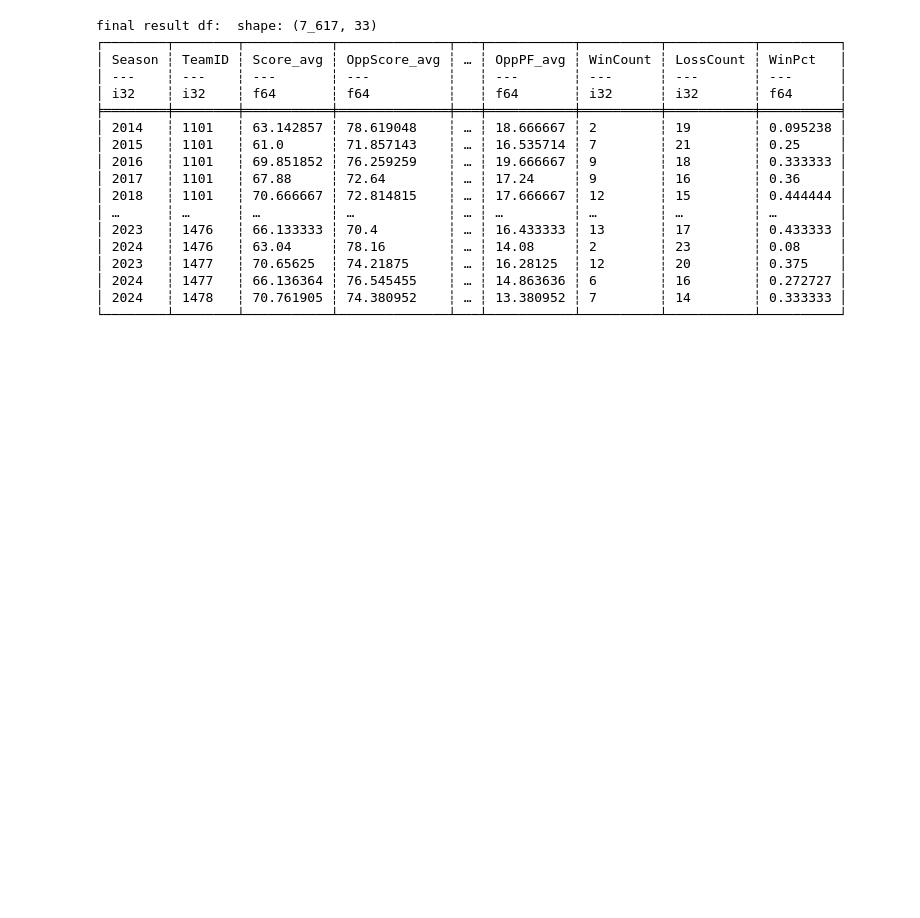
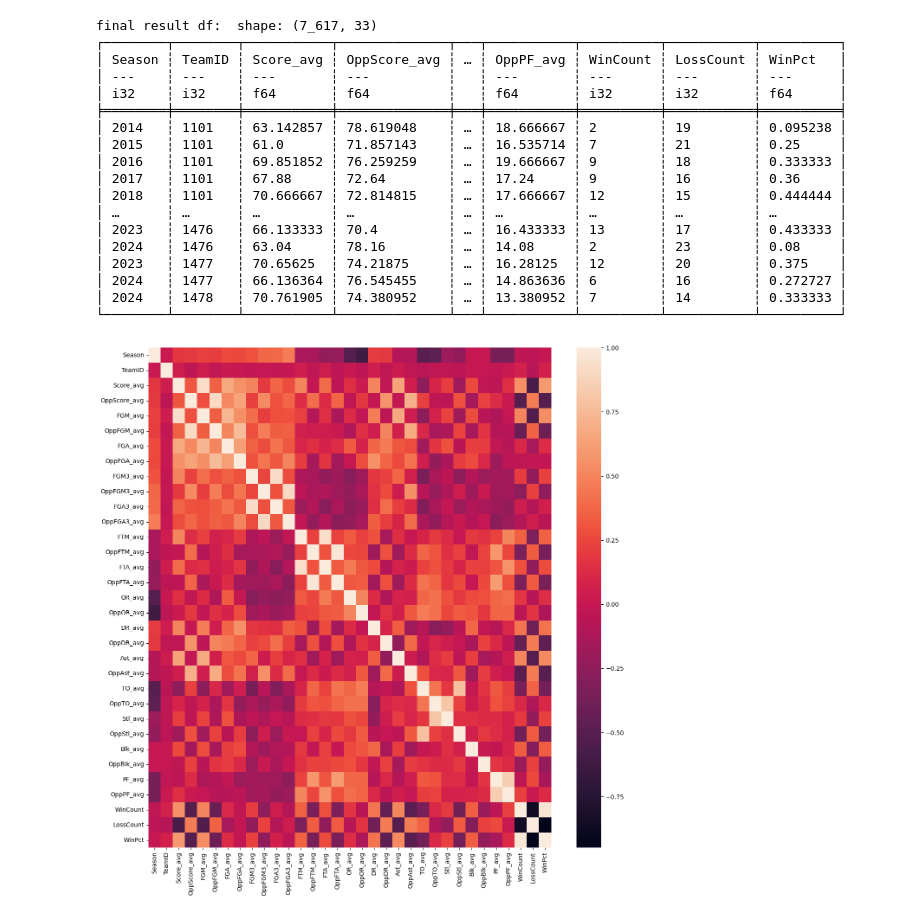
Before and after one commit to nhundo99/march_mania_24, a Jupyter notebook: eda.ipynb, the cells around one changed output. Drawn from its saved outputs; the diff is of its cells as text; code cells hidden in the pictures; blank space fills up the shorter version.

Commit message:
new heatmap and comment for next analysis steps

```diff
--- a/eda.ipynb
+++ b/eda.ipynb
@@ -440,3 +440,9 @@ final result df:  shape: (7_617, 33)
 │ 2024   ┆ 1477   ┆ 66.136364 ┆ 76.545455    ┆ … ┆ 14.863636 ┆ 6        ┆ 16        ┆ 0.272727 │
 │ 2024   ┆ 1478   ┆ 70.761905 ┆ 74.380952    ┆ … ┆ 13.380952 ┆ 7        ┆ 14        ┆ 0.333333 │
 └────────┴────────┴───────────┴──────────────┴───┴───────────┴──────────┴───────────┴──────────┘
+# %%
+fig = plt.figure(figsize=(15,15))
+sns.heatmap(season_averages.select(season_averages.columns).to_pandas().corr())
+plt.show()
+# %% [output]
+[figure, added]
```
